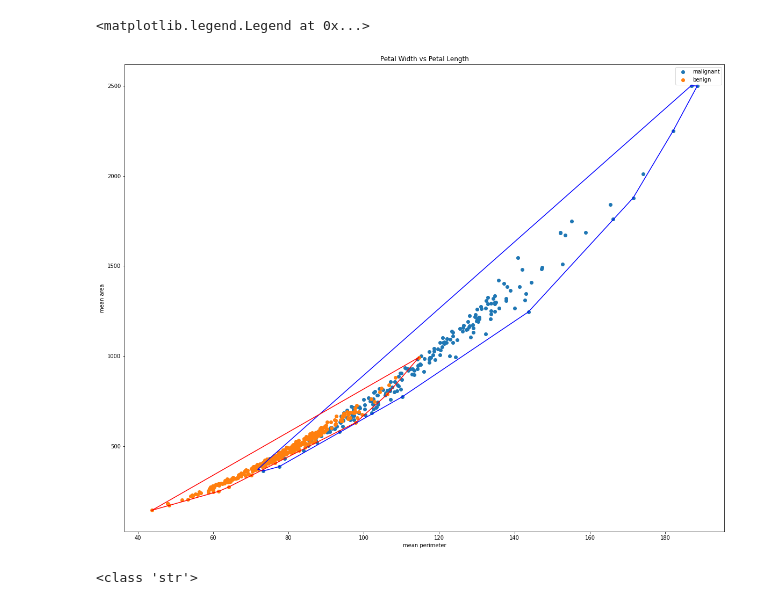
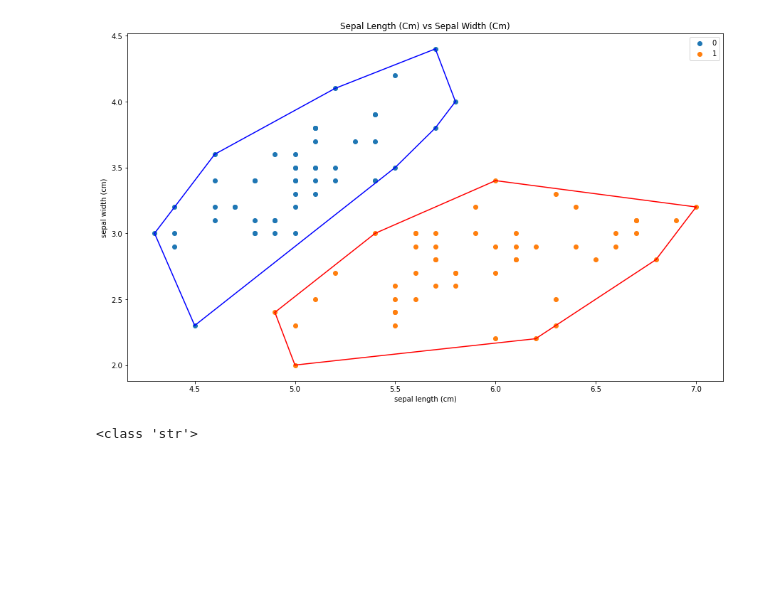
Before and after one commit to firizky29/convex-hull, a Jupyter notebook: src/build.ipynb, the cells around one changed output. Cells and saved outputs as stored; diff of their text form; code cells hidden in the pictures; blank space fills up the shorter version.

```diff
--- a/src/build.ipynb
+++ b/src/build.ipynb
@@ -135,20 +169,53 @@ plotHull(data)
+# %%
+def plotLargeHull(data, df, x=0, y=1):
+    # menampilkan convex hull dari data yang besar
+    # hanya menampilkan 2 buah target
+    df.dropna
+    plt.figure(figsize = (15, 9))
+    colors = ['blue','red','green','yellow', 'azure', 'lime', 'darkgreen', 'black', 'cyan', 'aqua','pink', 'crimson']
+    plt.title(data.feature_names[x].title() + ' vs ' + data.feature_names[y].title())
+    plt.xlabel(data.feature_names[x])
+    plt.ylabel(data.feature_names[y])
+    index = 0
+    for i in df.Target.unique():
+        if(index == 2):
+            break
+        bucket = df[df['Target'] == i]
+        bucket = bucket.iloc[:,[x, y]].values
+        if(len(bucket)==0):
+            continue
+        hull = MyConvexHull(np.array(bucket))
+        plt.scatter(bucket[:, 0], bucket[:, 1], label=i)
+        for simplex in hull:
+            plt.plot(bucket[simplex, 0], bucket[simplex, 1], colors[index%12])
+        index+=1
+    plt.legend()
+
+plotLargeHull(data, df, 0, 1)
+# %% [output]
+[figure, added]
 # %%
-plt.figure(figsize = (20, 16))
-colors = ['b','r','g','y', 'azure', 'lime', 'darkgreen', 'black', 'cyan', 'aqua','pink']
-plt.title('Petal Width vs Petal Length')
-plt.xlabel(data.feature_names[2])
-plt.ylabel(data.feature_names[3])
-for i in range(len(data.target_names)):
-    bucket = df[df['Target'] == i]
-    bucket = bucket.iloc[:,[2,3]].values
-    hull = ConvexHull(bucket)
-    plt.scatter(bucket[:, 0], bucket[:, 1], label=data.target_names[i])
-    for simplex in hull.simplices:
-        plt.plot(bucket[simplex, 0], bucket[simplex, 1], colors[i])
-plt.legend()
+def plotHull(data, df, x=0, y=1):
+    # menerima datasets, kemudian mengambil kolom ke-x
+    # dan kolom ke-y untuk dijadikan data yang dicari
+    # convex hull-nya
+    plt.figure(figsize = (15, 9))
+    colors = ['blue','red','green','yellow', 'azure', 'lime', 'darkgreen', 'black', 'cyan', 'aqua','pink', 'crimson']
+    plt.title(data.feature_names[x].title() + ' vs ' + data.feature_names[y].title())
+    plt.xlabel(data.feature_names[x])
+    plt.ylabel(data.feature_names[y])
+    index = 0
+    for i in df.Target.unique():
+        bucket = df[df['Target'] == i]
+        bucket = bucket.iloc[:,[x, y]].values
+        if(len(bucket)==0):
+            continue
+        hull = ConvexHull(np.array(bucket))
+        plt.scatter(bucket[:, 0], bucket[:, 1], label=i)
+        for simplex in hull:
+            plt.plot(bucket[simplex, 0], bucket[simplex, 1], colors[index%12])
+        index+=1
+    plt.legend()
-# %% [output]
-<matplotlib.legend.Legend at 0x...>
-[figure, removed]
 # %%
 df = open("./tes.csv", "r")
 print(type(df.read()))
```
Also changed, not shown: parts of 12 cells of this notebook, 2 other files.
